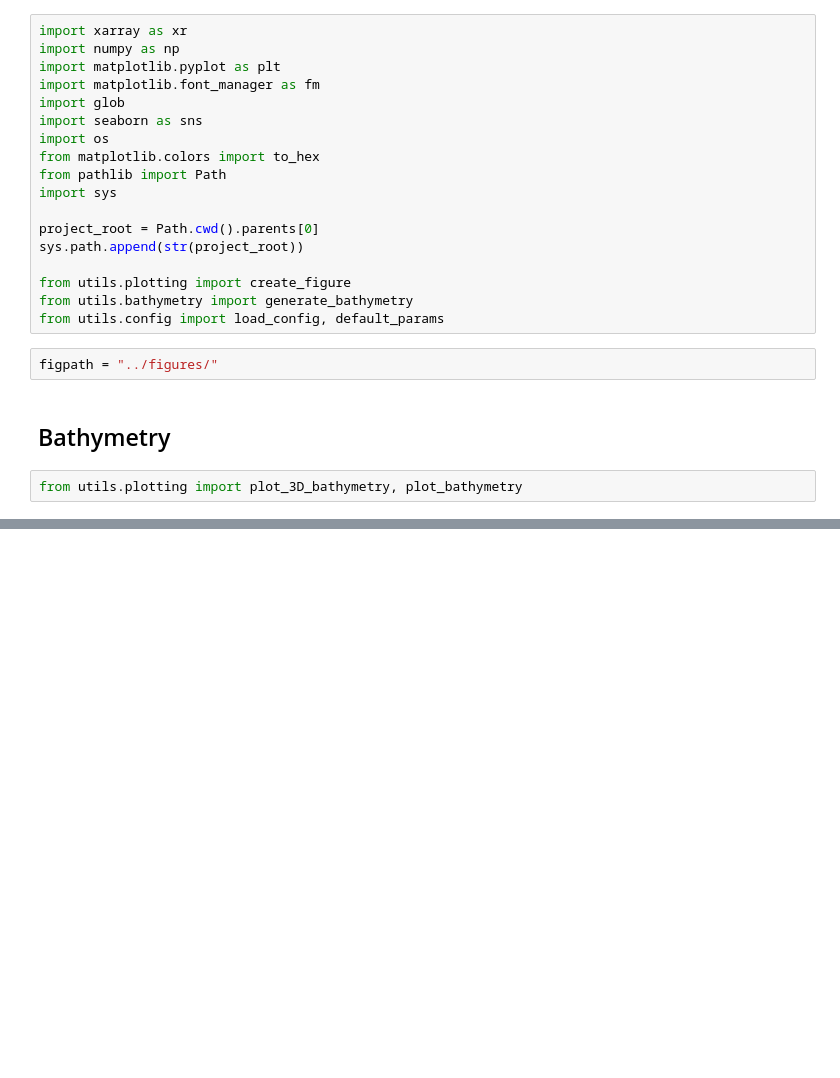
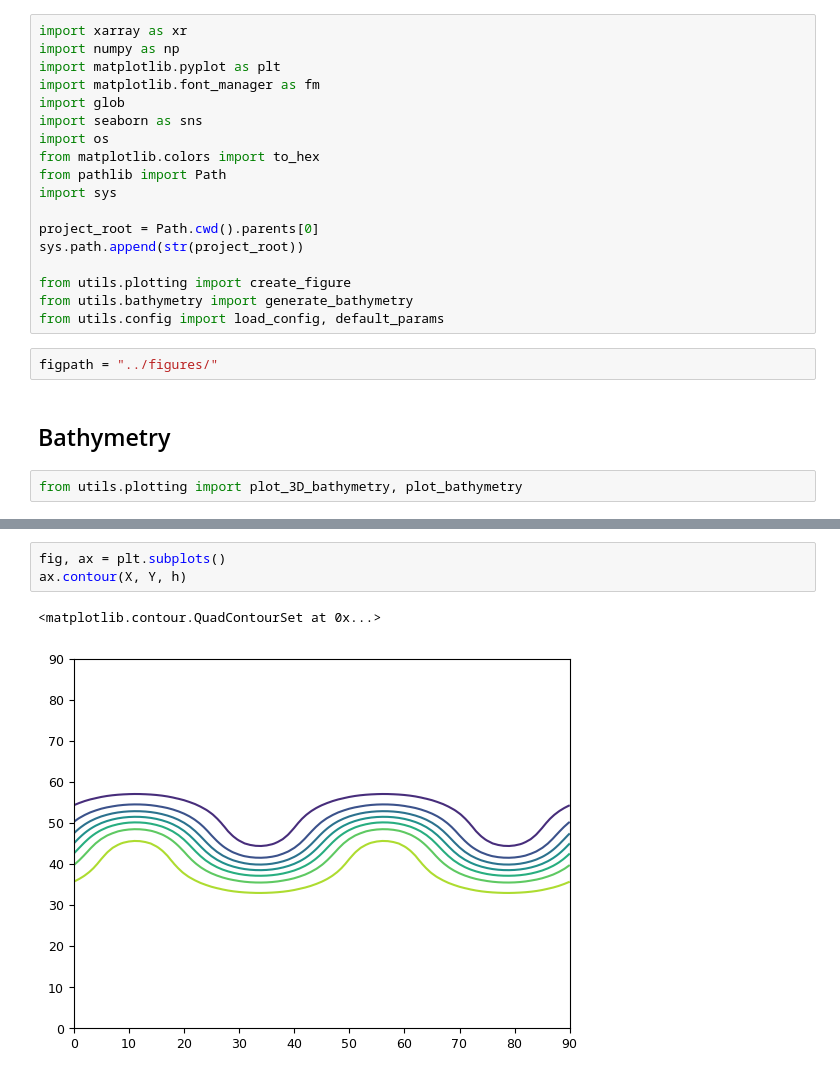
Before and after one commit to alpsjur/temporal-topo-flow, a Jupyter notebook: notebooks/make_all_figures.ipynb, the cells around one changed output, grey strips where cells are left out. Cells and saved outputs as stored; diff of their text form; blank space fills up the shorter version.

```diff
--- a/notebooks/make_all_figures.ipynb
+++ b/notebooks/make_all_figures.ipynb
@@ -43,0 +49,6 @@ fig.savefig(figpath+"2dbath.pdf", bbox_inches="tight")
+# %%
+fig, ax = plt.subplots()
+ax.contour(X, Y, h)
+# %% [output]
+<matplotlib.contour.QuadContourSet at 0x...>
+[figure, added]
```
Also changed, not shown: parts of 2 cells of this notebook, 3 other files.
